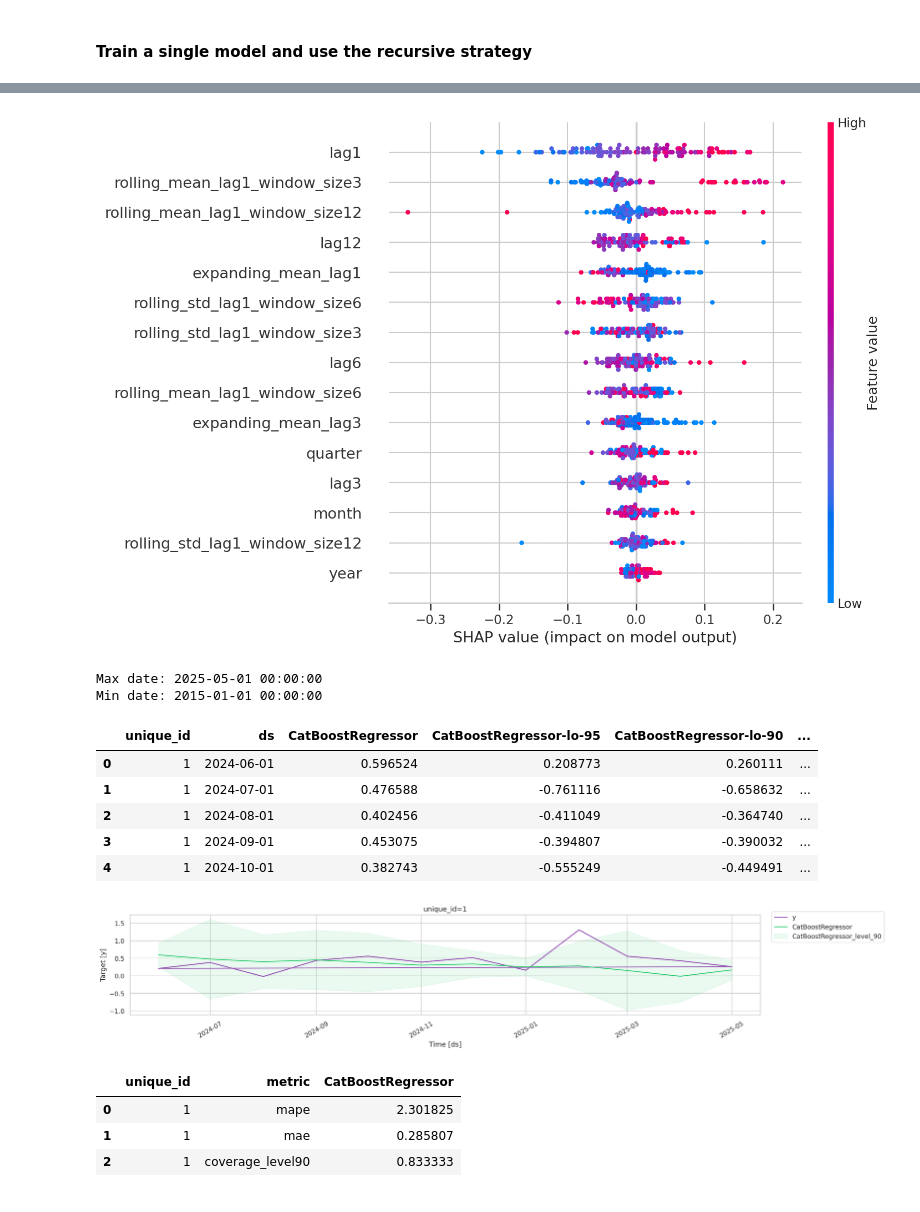
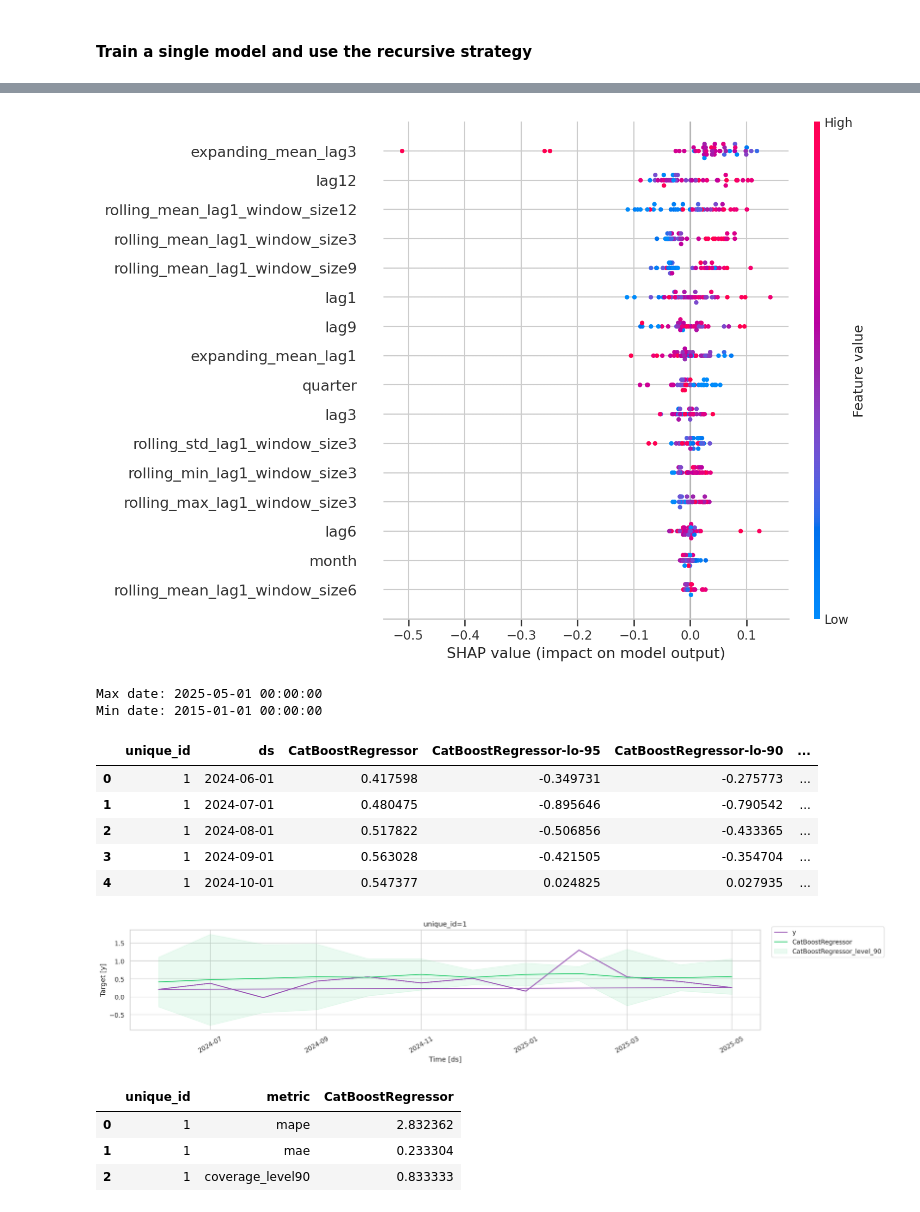
Before and after one commit to jeanlr/Ipca-Time-Series, a Jupyter notebook: notebooks/modelling.ipynb, the cells around one changed output, grey strips where cells are left out. Saved outputs shown, nothing was run; the diff lists cells and outputs as text; code cells hidden in the pictures.

```diff
--- a/notebooks/modelling.ipynb
+++ b/notebooks/modelling.ipynb
@@ -134,7 +140,7 @@ Valores críticos:
 # ## Train-test split
 # We will use the last 12 months as the test set.
 
-df_train = df[df.ds < '2024-06-01']
+df_train = df[(df.ds >= '2020-01-01') & (df.ds < '2024-06-01')]
 df_test = df[df.ds >= '2024-06-01']
 # %%
 models  = [
@@ -143,23 +149,27 @@ models  = [
 fcst = MLForecast(
     models=models,
     freq='MS',  # our serie has a monthly frequency
-    lags=[12, 6, 3, 1],
+    lags=[12, 9, 6, 3, 1],
 
     lag_transforms={
         1: [
             ExpandingMean(),
             RollingMean(window_size=3),
             RollingMean(window_size=6),
+            RollingMean(window_size=9),
             RollingMean(window_size=12),
             RollingStd(window_size=3),
-            RollingStd(window_size=6),
-            RollingStd(window_size=12),
+            RollingMax(window_size=3),
+            RollingMin(window_size=3),
+
+
         ],
         3: [
             ExpandingMean(),
         ],
     },
-    date_features=['month', 'quarter','year'],
+    #target_transforms=[Differences([1])],
+    date_features=['month', 'quarter'],
 )
 # %%
 # Fit the forecast model
@@ -204,7 +214,7 @@ explainer = shap.TreeExplainer(model)
 shap_values = explainer(df_train_prep)
 shap.plots.beeswarm(shap_values, max_display=25)
 # %% [output]
-[figure, old version]
+[figure, new version]
 # %%
 print('Max date:', df['ds'].max())
 print('Min date:', df['ds'].min())
@@ -218,27 +228,27 @@ predictions = fcst.predict(12, level=levels, X_df=df_test)
 predictions.head()
 # %% [output]
 |  | unique_id | ds | CatBoostRegressor | CatBoostRegressor-lo-95 | CatBoostRegressor-lo-90 | ... |
-| 0 | 1 | 2024-06-01 | 0.596524 | 0.208773 | 0.260111 | ... |
-| 1 | 1 | 2024-07-01 | 0.476588 | -0.761116 | -0.658632 | ... |
-| 2 | 1 | 2024-08-01 | 0.402456 | -0.411049 | -0.364740 | ... |
-| 3 | 1 | 2024-09-01 | 0.453075 | -0.394807 | -0.390032 | ... |
-| 4 | 1 | 2024-10-01 | 0.382743 | -0.555249 | -0.449491 | ... |
+| 0 | 1 | 2024-06-01 | 0.417598 | -0.349731 | -0.275773 | ... |
+| 1 | 1 | 2024-07-01 | 0.480475 | -0.895646 | -0.790542 | ... |
+| 2 | 1 | 2024-08-01 | 0.517822 | -0.506856 | -0.433365 | ... |
+| 3 | 1 | 2024-09-01 | 0.563028 | -0.421505 | -0.354704 | ... |
+| 4 | 1 | 2024-10-01 | 0.547377 | 0.024825 | 0.027935 | ... |
 # %%
 # Merge the test dateset with all predictions
 test_df_final = df_test.merge(predictions, how='left', on=['unique_id', 'ds'])
 
 # Plot the model forecasting
 fig = plot_series(
     test_df_final,
     test_df_final,
     plot_random=False,
     level=[90],
-    max_insample_length=2000,
+    #max_insample_length=2000,
     models=['CatBoostRegressor'],
 )
 fig
 # %% [output]
-[figure, old version]
+[figure, new version]
 # %%
 metrics = [
     mape,
@@ -250,8 +260,8 @@ results = evaluate(test_df_final, metrics, level=[90])
 results
 # %% [output]
 |  | unique_id | metric | CatBoostRegressor |
-| 0 | 1 | mape | 2.301825 |
-| 1 | 1 | mae | 0.285807 |
+| 0 | 1 | mape | 2.832362 |
+| 1 | 1 | mae | 0.233304 |
 | 2 | 1 | coverage_level90 | 0.833333 |
 # %%
 test_df_final
```
Also changed, not shown: parts of 13 cells of this notebook.
